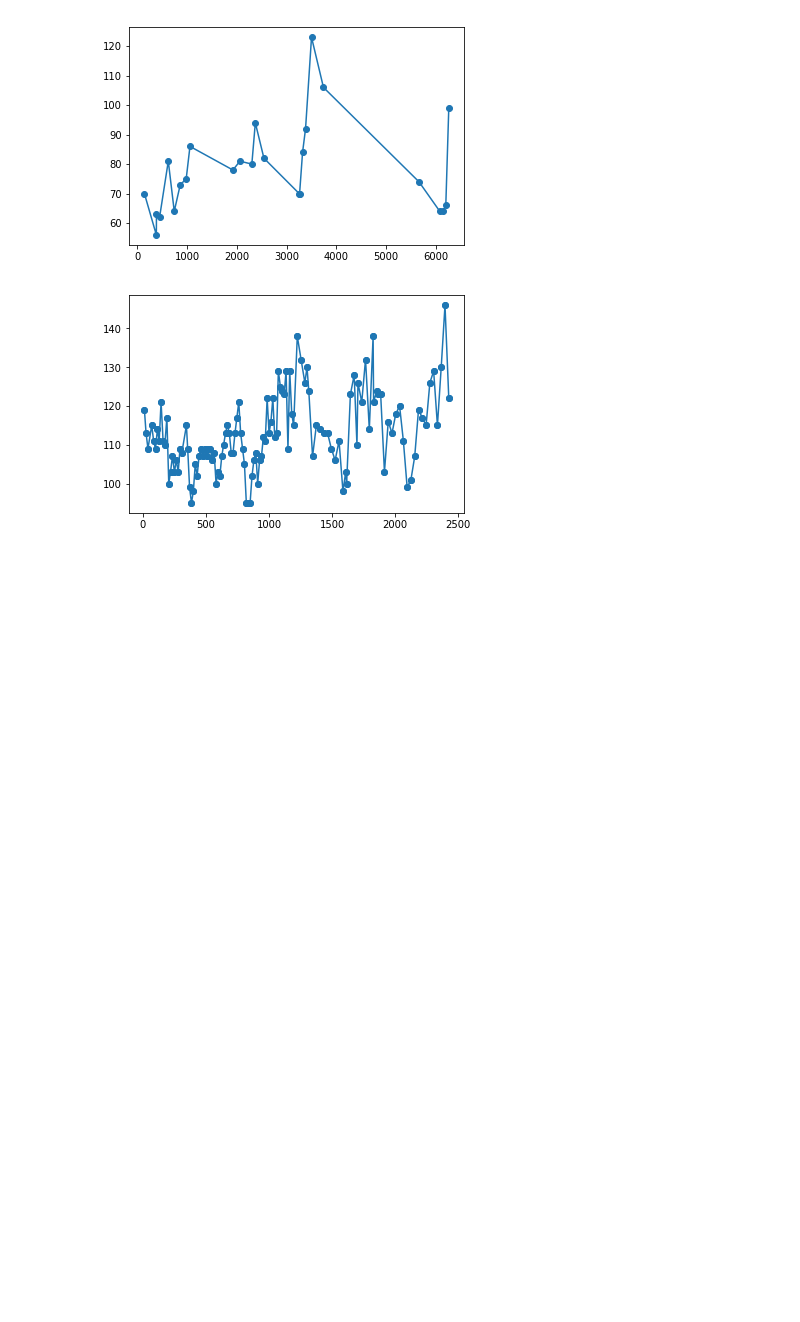
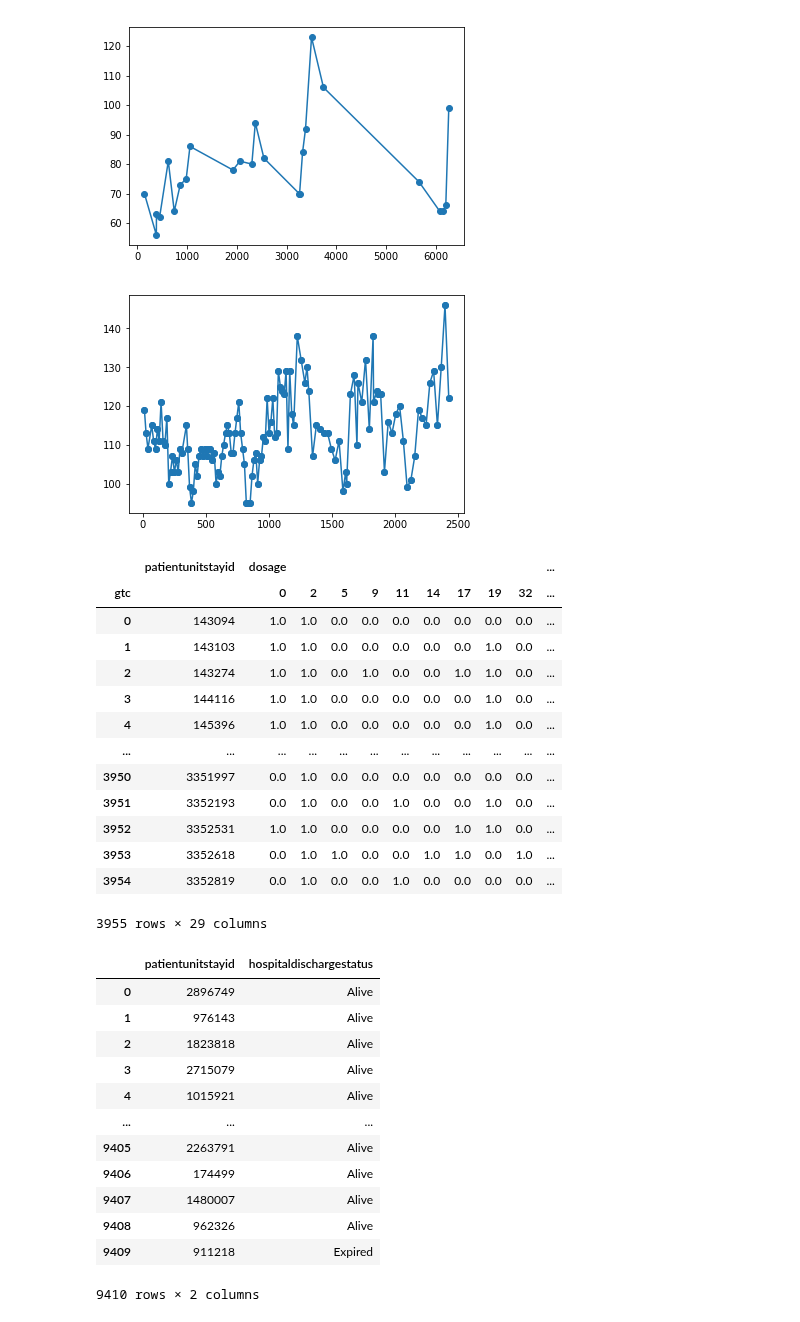
Before and after one commit to adit98/tbi, a Jupyter notebook: notebooks/data_visualization.ipynb, the cells around one changed output. Saved outputs shown, nothing was run; the diff lists cells and outputs as text; code cells hidden in the pictures; blank space fills up the shorter version.

```diff
--- a/notebooks/data_visualization.ipynb
+++ b/notebooks/data_visualization.ipynb
@@ -1222,3 +1222,44 @@ for p in aperiodic_patients[0:10]:
 [figure]
 [figure]
 [figure]
+# %%
+med = pd.read_csv('../data/medication_data_long_query.csv', low_memory=False)
+med_data = med[['patientunitstayid', 'dosage', 'gtc']].dropna().drop_duplicates()
+med_data['dosage'] = 1
+med_pvt = pd.pivot_table(med_data, index=['patientunitstayid'], columns='gtc')
+med_pvt = med_pvt.fillna(0).reset_index()
+
+# choose ratio to keep here
+med_pvt = med_pvt[med_pvt.columns[med_pvt.mean() > 0.05]]
+display(med_pvt)
+demographic = pd.read_csv('../data/patient_demographics_data.csv')
+mortality = demographic[['patientunitstayid','hospitaldischargestatus']]
+display(mortality)
+# %% [output]
+|  | patientunitstayid | dosage |  |  |  |  |  |  |  |  | ... |
+| gtc |  | 0 | 2 | 5 | 9 | 11 | 14 | 17 | 19 | 32 | ... |
+| 0 | 143094 | 1.0 | 1.0 | 0.0 | 0.0 | 0.0 | 0.0 | 0.0 | 0.0 | 0.0 | ... |
+| 1 | 143103 | 1.0 | 1.0 | 0.0 | 0.0 | 0.0 | 0.0 | 0.0 | 1.0 | 0.0 | ... |
+| 2 | 143274 | 1.0 | 1.0 | 0.0 | 1.0 | 0.0 | 0.0 | 1.0 | 1.0 | 0.0 | ... |
+| 3 | 144116 | 1.0 | 1.0 | 0.0 | 0.0 | 0.0 | 0.0 | 0.0 | 1.0 | 0.0 | ... |
+| 4 | 145396 | 1.0 | 1.0 | 0.0 | 0.0 | 0.0 | 0.0 | 0.0 | 1.0 | 0.0 | ... |
+| ... | ... | ... | ... | ... | ... | ... | ... | ... | ... | ... | ... |
+| 3950 | 3351997 | 0.0 | 1.0 | 0.0 | 0.0 | 0.0 | 0.0 | 0.0 | 0.0 | 0.0 | ... |
+| 3951 | 3352193 | 0.0 | 1.0 | 0.0 | 0.0 | 1.0 | 0.0 | 0.0 | 1.0 | 0.0 | ... |
+| 3952 | 3352531 | 1.0 | 1.0 | 0.0 | 0.0 | 0.0 | 0.0 | 1.0 | 1.0 | 0.0 | ... |
+| 3953 | 3352618 | 0.0 | 1.0 | 1.0 | 0.0 | 0.0 | 1.0 | 1.0 | 0.0 | 1.0 | ... |
+| 3954 | 3352819 | 0.0 | 1.0 | 0.0 | 0.0 | 1.0 | 0.0 | 0.0 | 0.0 | 0.0 | ... |
+3955 rows × 29 columns
+|  | patientunitstayid | hospitaldischargestatus |
+| 0 | 2896749 | Alive |
+| 1 | 976143 | Alive |
+| 2 | 1823818 | Alive |
+| 3 | 2715079 | Alive |
+| 4 | 1015921 | Alive |
+| ... | ... | ... |
+| 9405 | 2263791 | Alive |
+| 9406 | 174499 | Alive |
+| 9407 | 1480007 | Alive |
+| 9408 | 962326 | Alive |
+| 9409 | 911218 | Expired |
+9410 rows × 2 columns
```
Also changed, not shown: parts of 2 cells of this notebook, 1 other file.
